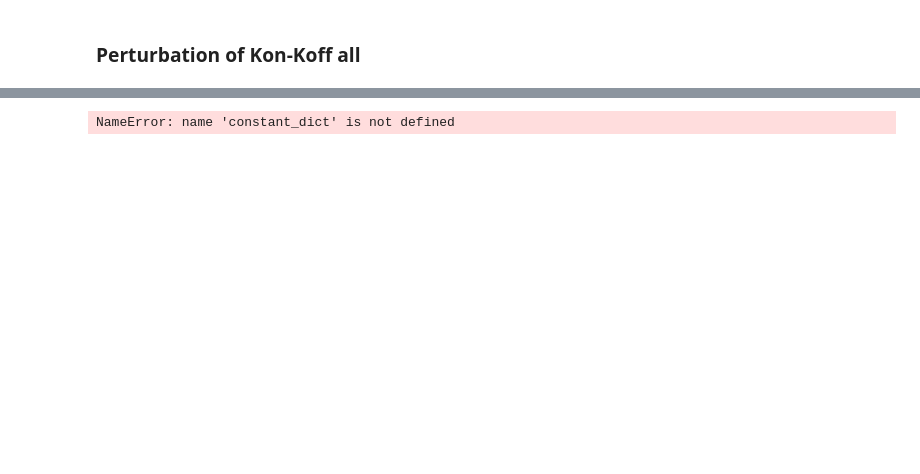
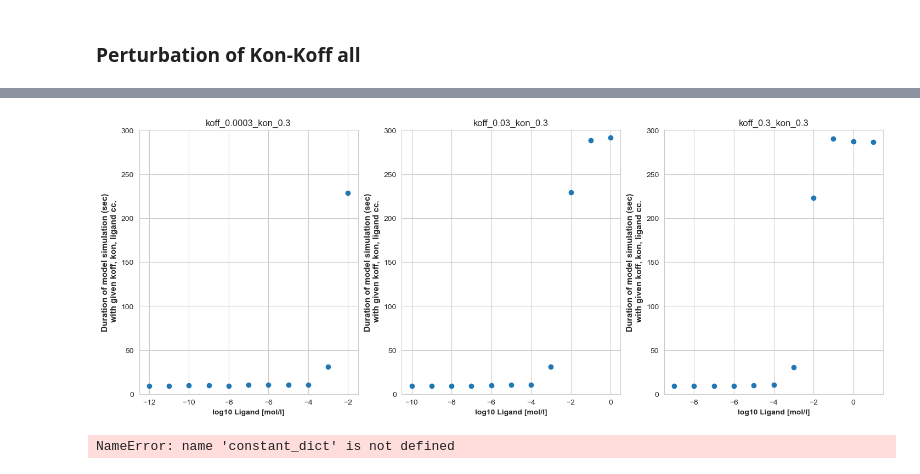
Before and after one commit to bence-szalai/gpcr-signaling-simulation, a Jupyter notebook: code/run_models.ipynb, the cells around one changed output, grey strips where cells are left out. Saved outputs shown, nothing was run; the diff lists cells and outputs as text; code cells hidden in the pictures; blank space fills up the shorter version.

```diff
--- a/code/run_models.ipynb
+++ b/code/run_models.ipynb
@@ -242,3 +338,14 @@ for intern_status in internalisation_status:
+# %%
+fig,ax=plt.subplots(1,len(sim_time_dict.keys()),figsize=(17.5,6.25))
+for n,key in enumerate(sim_time_dict.keys()):
+    ax[n].scatter((sim_time_dict[key]['ligand_ccs']),sim_time_dict[key]['sim_times'])
+    title=key.split('None_')[1]
+    ax[n].set_title(title)
+    ax[n].set_xlabel('log10 Ligand [mol/l]',fontweight="bold")
+    ax[n].set_ylim(0,300)
+    ax[n].set_ylabel('Duration of model simulation (sec)\n with given koff, kon, ligand cc.', fontweight="bold",fontsize=11)
+# %% [output]
+[figure, added]
 # %%
 
 #simulation perturbing the k values of 5 different processes ("Receptor phosphorylation","Receptor dephosphorylation","Arrestin association","Arrestin dissociation","Internalization")
```
Also changed, not shown: parts of 3 cells of this notebook, 1 other file.
